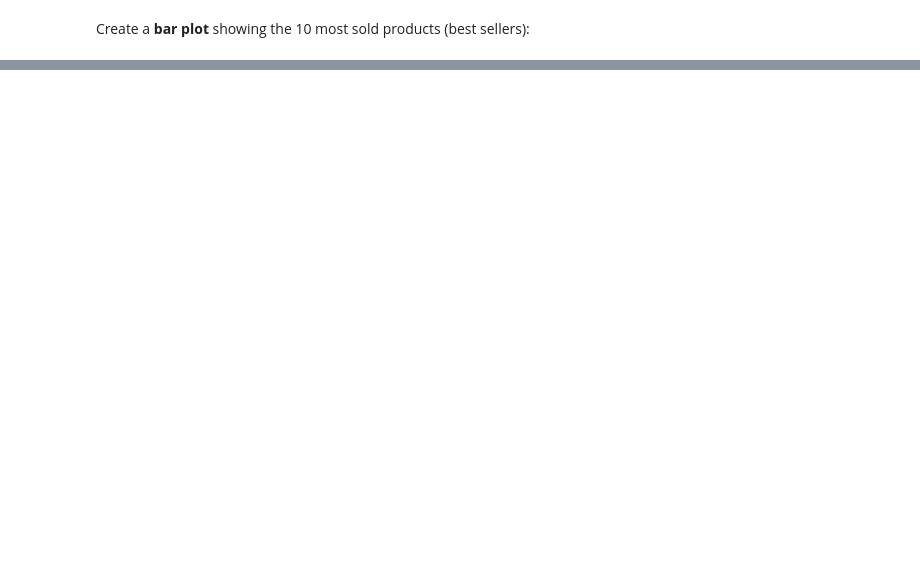
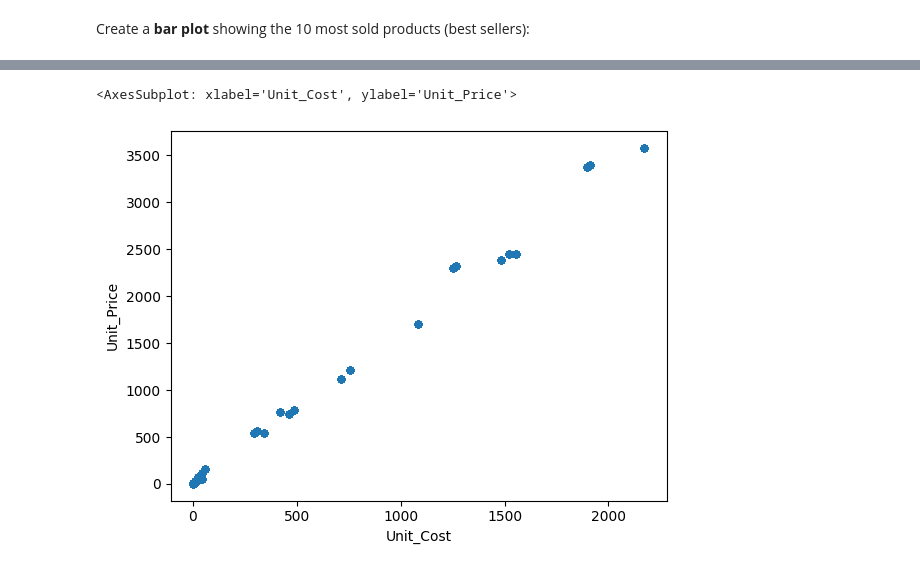
Before and after one commit to TshepoKubeka/FreeCodeCamp-Pandas-Real-Life-Example, a Jupyter notebook: Exercises_1.ipynb, the cells around one changed output, grey strips where cells are left out. Drawn from its saved outputs; the diff is of its cells as text; code cells hidden in the pictures; blank space fills up the shorter version.

```diff
--- a/Exercises_1.ipynb
+++ b/Exercises_1.ipynb
@@ -247,2 +287,7 @@ Show a <b>scatter plot</b> between both columns.
+# %%
+sales.plot(kind='scatter', x = 'Unit_Cost', y='Unit_Price')
+# %% [output]
+<AxesSubplot: xlabel='Unit_Cost', ylabel='Unit_Price'>
+[figure, added]
 # %%
 sales.plot(kind='scatter', x='Unit_Cost', y='Unit_Price', figsize=(6,6))
```
Also changed, not shown: parts of 16 cells of this notebook.
